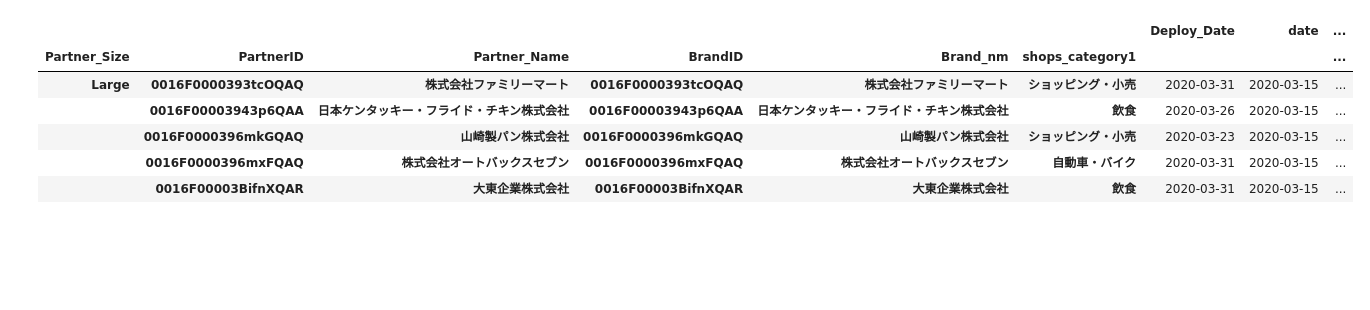
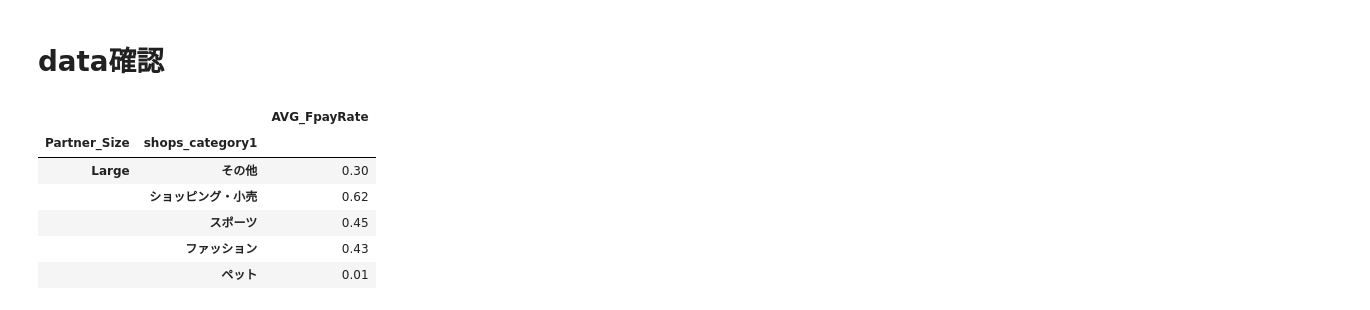
Before and after one commit to kz-yoshida/python, a Jupyter notebook: 2020_03_15_FpayForecast_v01.ipynb, the cells around one changed output. Saved outputs shown, nothing was run; the diff lists cells and outputs as text; code cells hidden in the pictures; blank space fills up the shorter version.

```diff
--- a/2020_03_15_FpayForecast_v01.ipynb
+++ b/2020_03_15_FpayForecast_v01.ipynb
@@ -8,13 +8,25 @@ import pandas as pd
 from google.colab import auth
 auth.authenticate_user()
 # %%
-# Bigquery からData import
-project_id = 'kouzoh-analytics-jp-prod'
+# Class定義
+class BigQuery_Data: # classを定義する
 
-df = pd.io.gbq.read_gbq(f'''
+# NewShop_Data生成
+  def NewShops_Data(self):
+    project_id = 'kouzoh-analytics-jp-prod'
+    self.NewShops_Data = pd.io.gbq.read_gbq(f'''
+SELECT * FROM `mercari-analytics-jp.z_issei.20202014_NewFpayrate_3month`
+''', project_id=project_id)
+    self.NewShops_Data.set_index(['Partner_Size','shops_category1'],inplace=True)
+    return self.NewShops_Data
 
+# Forecast_Data生成
+  def BrandList(self):
+    project_id = 'kouzoh-analytics-jp-prod'
+    self.BrandList = pd.io.gbq.read_gbq(f'''
+
+## ①本日から3/31までの日数を生成
  With
-## ①本日から3/31までの日数を生成
     Days AS (
         SELECT DISTINCT
             date
@@ -62,7 +74,6 @@ TargetBrandList AS (
     FROM `merpay-tmp-exdata-jp.connect_data.20200229_NewShops_Deploy`
     )
 
-
 ## ③CPN踏まえた獲得速度の調整
     SELECT
         Days.*
@@ -98,3 +109,4 @@ TargetBrandList AS (
       ON TargetBrandList.BrandID = CPN_Master.BrandID
 
 ''', project_id=project_id)
+    return self.BrandList
@@ -139,3 +113,8 @@ base_df.tail()
+# %%
+# BQのデータ生成
+BQ1 = BigQuery_Data()
+NewShops_df = BQ1.NewShops_Data()
+df = BQ1.BrandList()
 # %%
 # 新規店のFpay率のParameter算出関数
 def shopscategory_fpayrate(size, category):
@@ -206,10 +192,12 @@ base_df.tail()
+# %% [markdown]
+# data確認
 # %%
-base_df.head()
+NewShops_df.head()
 # %% [output]
-|  |  |  |  |  |  | Deploy_Date | date | ... |
-| Partner_Size | PartnerID | Partner_Name | BrandID | Brand_nm | shops_category1 |  |  | ... |
-| Large | 0016F0000393tcOQAQ | 株式会社ファミリーマート | 0016F0000393tcOQAQ | 株式会社ファミリーマート | ショッピング・小売 | 2020-03-31 | 2020-03-15 | ... |
-|  | 0016F00003943p6QAA | 日本ケンタッキー・フライド・チキン株式会社 | 0016F00003943p6QAA | 日本ケンタッキー・フライド・チキン株式会社 | 飲食 | 2020-03-26 | 2020-03-15 | ... |
-|  | 0016F0000396mkGQAQ | 山崎製パン株式会社 | 0016F0000396mkGQAQ | 山崎製パン株式会社 | ショッピング・小売 | 2020-03-23 | 2020-03-15 | ... |
-|  | 0016F0000396mxFQAQ | 株式会社オートバックスセブン | 0016F0000396mxFQAQ | 株式会社オートバックスセブン | 自動車・バイク | 2020-03-31 | 2020-03-15 | ... |
-|  | 0016F00003BifnXQAR | 大東企業株式会社 | 0016F00003BifnXQAR | 大東企業株式会社 | 飲食 | 2020-03-31 | 2020-03-15 | ... |
+|  |  | AVG_FpayRate |
+| Partner_Size | shops_category1 |  |
+| Large | その他 | 0.30 |
+|  | ショッピング・小売 | 0.62 |
+|  | スポーツ | 0.45 |
+|  | ファッション | 0.43 |
+|  | ペット | 0.01 |
```
Also changed, not shown: parts of 16 cells of this notebook.
